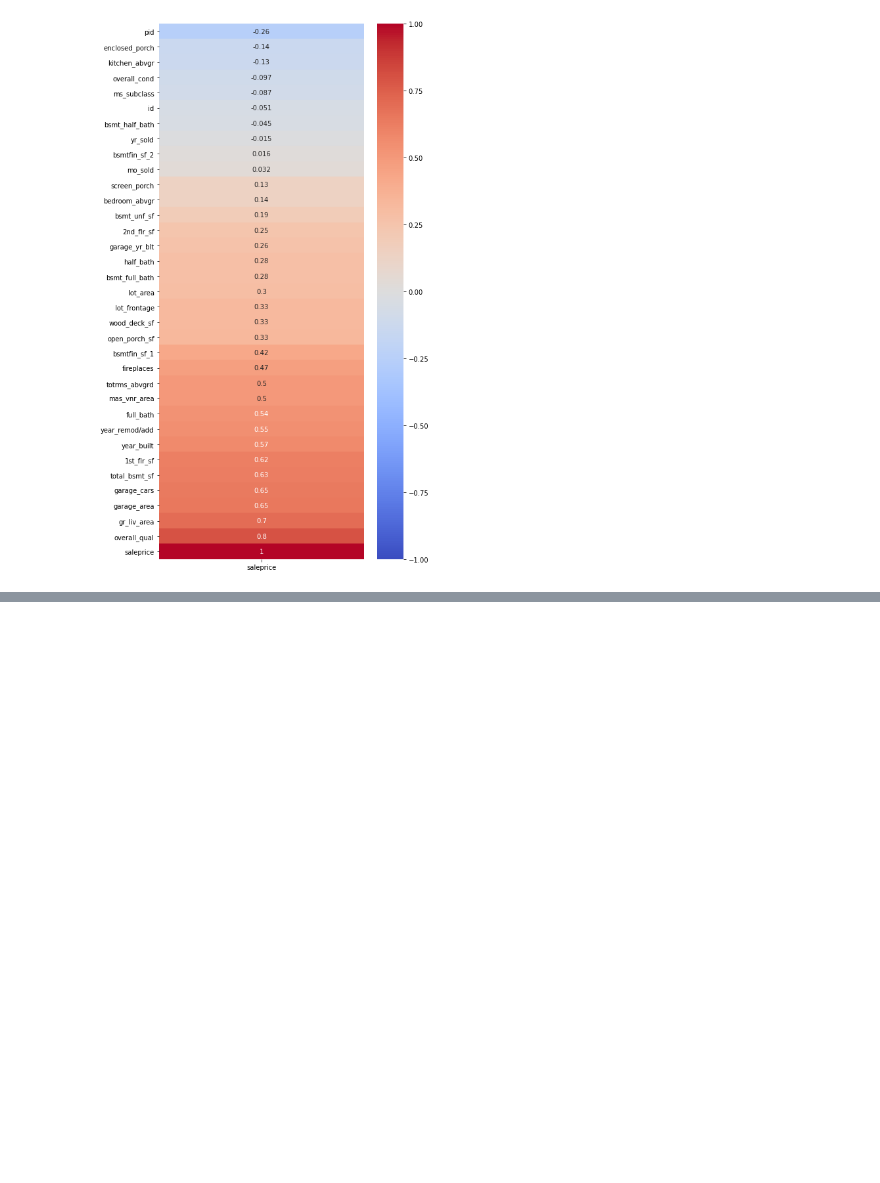
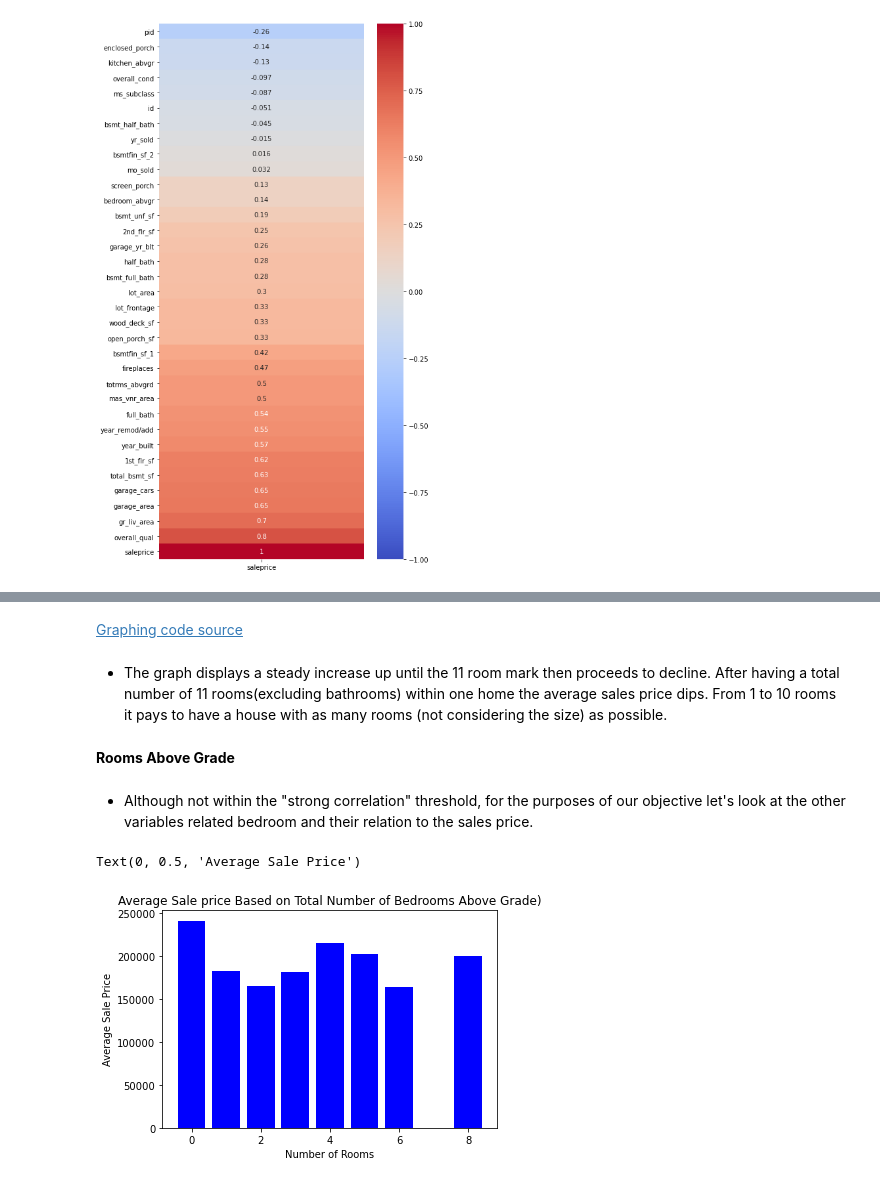
Before and after one commit to akamara05/Ames_housing_project, a Jupyter notebook: Part 2 EDA .ipynb, the cells around one changed output, grey strips where cells are left out. Cells and saved outputs as stored; diff of their text form; code cells hidden in the pictures; blank space fills up the shorter version.

```diff
--- a/Part 2 EDA .ipynb
+++ b/Part 2 EDA .ipynb
@@ -94,0 +107,18 @@ __Basement Attributes__
+# %% [markdown]
+[Graphing code source](https://github.com/scaress21/ames_housing/blob/master/code/02_EDA.ipynb)
+# %% [markdown]
+* The graph displays a steady increase up until the 11 room mark then proceeds to decline. After having a total number of 11 rooms(excluding bathrooms) within one home the average sales price dips. From 1 to 10 rooms it pays to have a house with as many rooms (not considering the size) as possible.
+# %% [markdown]
+__Rooms Above Grade__
+# %% [markdown]
+* Although not within the "strong correlation" threshold, for the purposes of our objective let's look at the other variables related bedroom and their relation to the sales price.
+# %%
+x_abv = sorted(set(train_clean['bedroom_abvgr']))
+y_abv = train_clean.groupby(train_clean['bedroom_abvgr'])['saleprice'].mean()
+plt.bar(x_abv, y_abv, color = 'blue')
+plt.title('Average Sale price Based on Total Number of Bedrooms Above Grade)')
+plt.xlabel('Number of Rooms')
+plt.ylabel('Average Sale Price')
+# %% [output]
+Text(0, 0.5, 'Average Sale Price')
+[figure, added]
```
Also changed, not shown: parts of 61 cells of this notebook, 9 other files.
